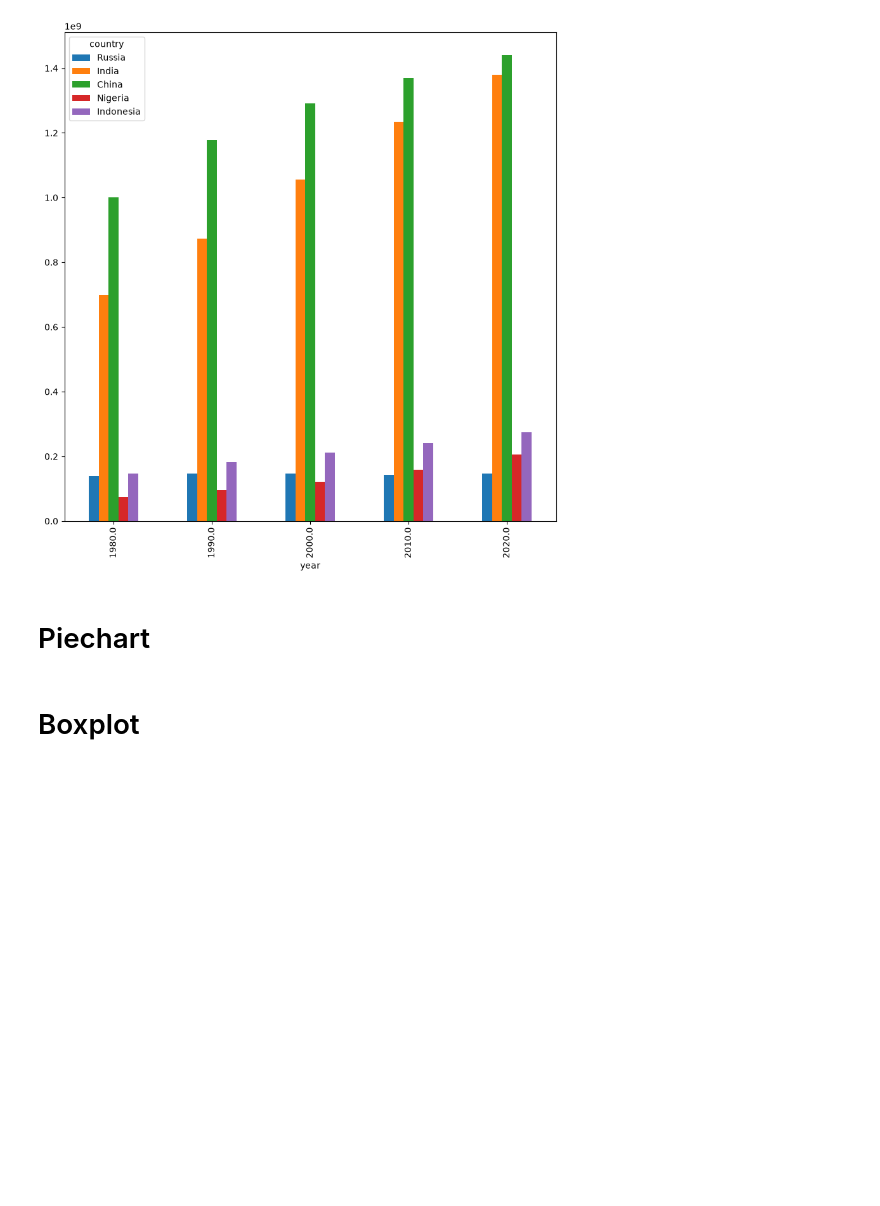
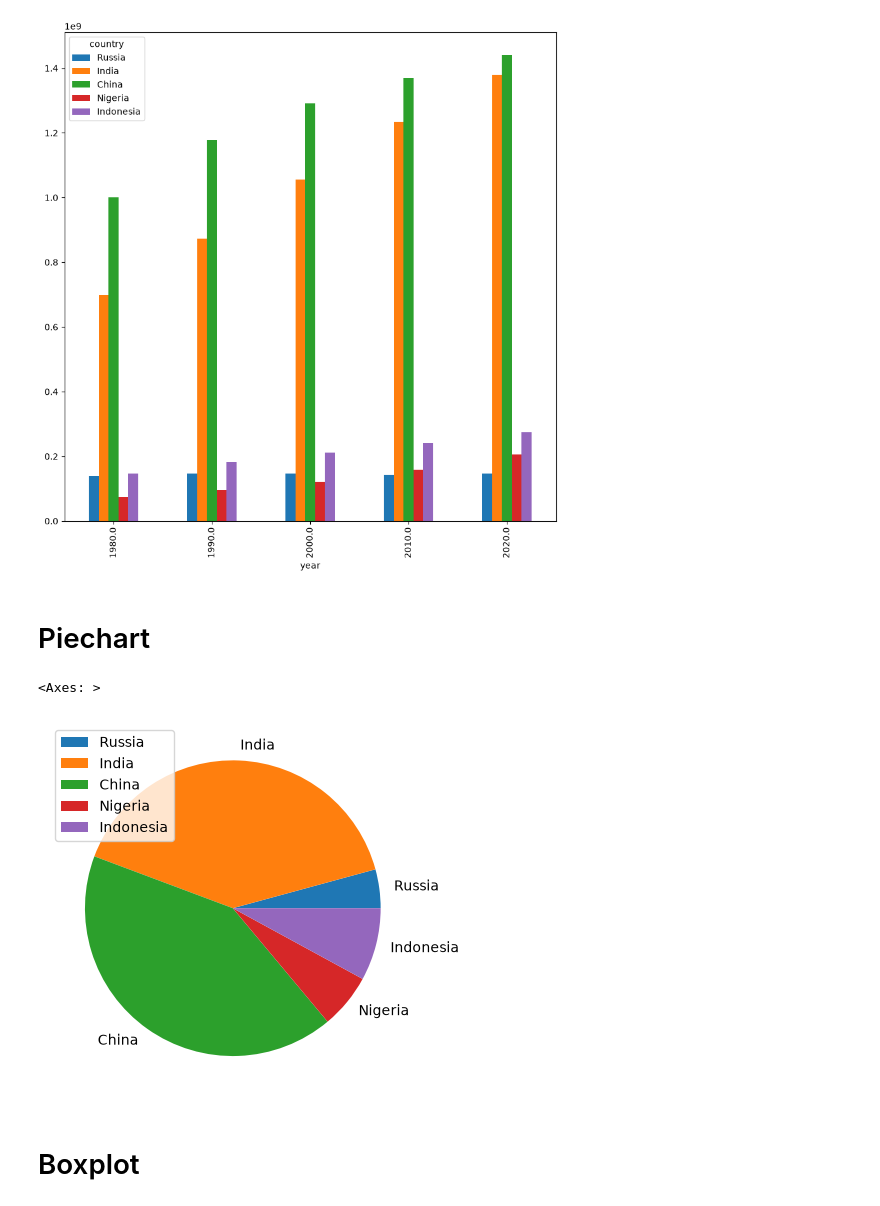
Before and after one commit to razmanov666/pandas_training, a Jupyter notebook: JN/07.Project 2 - Data Visualization/3.Save Plot and Export Pivot Table.ipynb, the cells around one changed output. Drawn from its saved outputs; the diff is of its cells as text; code cells hidden in the pictures; blank space fills up the shorter version.

Commit message:
work with difrent types of plots

```diff
--- a/JN/07.Project 2 - Data Visualization/3.Save Plot and Export Pivot Table.ipynb
+++ b/JN/07.Project 2 - Data Visualization/3.Save Plot and Export Pivot Table.ipynb
@@ -99,8 +105,13 @@ df_pivot_sample.plot(kind='bar', figsize=(10,10))
 # Piechart
 # %%
 # changing column name
+df_pivot_2020.rename(columns={2020:'2020'}, inplace=True)
 # %%
 # making the plot
+df_pivot_2020.plot(kind='pie', y='2020')
+# %% [output]
+<Axes: >
+[figure, added]
 # %% [markdown]
 # Boxplot
 # %% [markdown]
```
Also changed, not shown: parts of 8 cells of this notebook, 2 other files.
